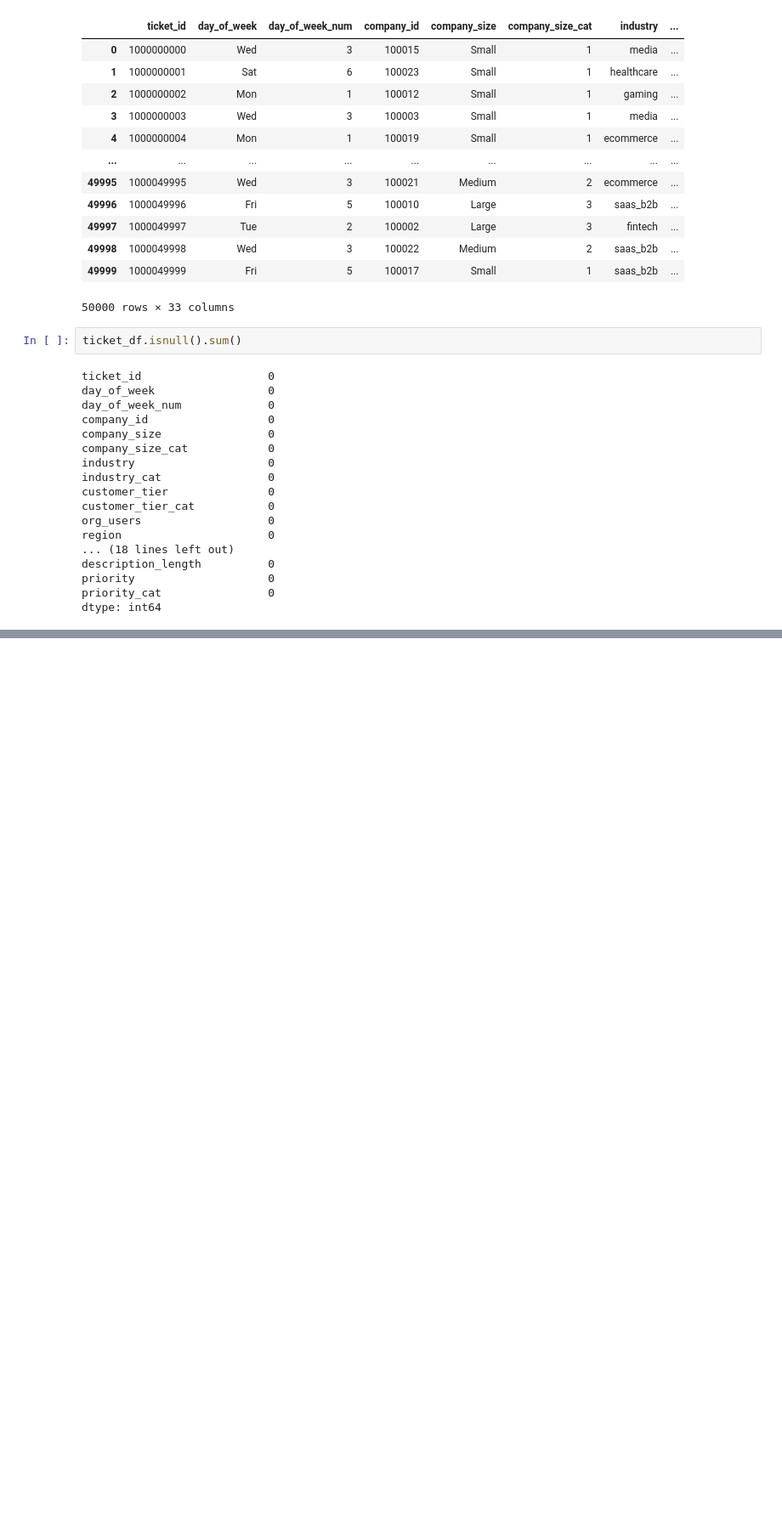
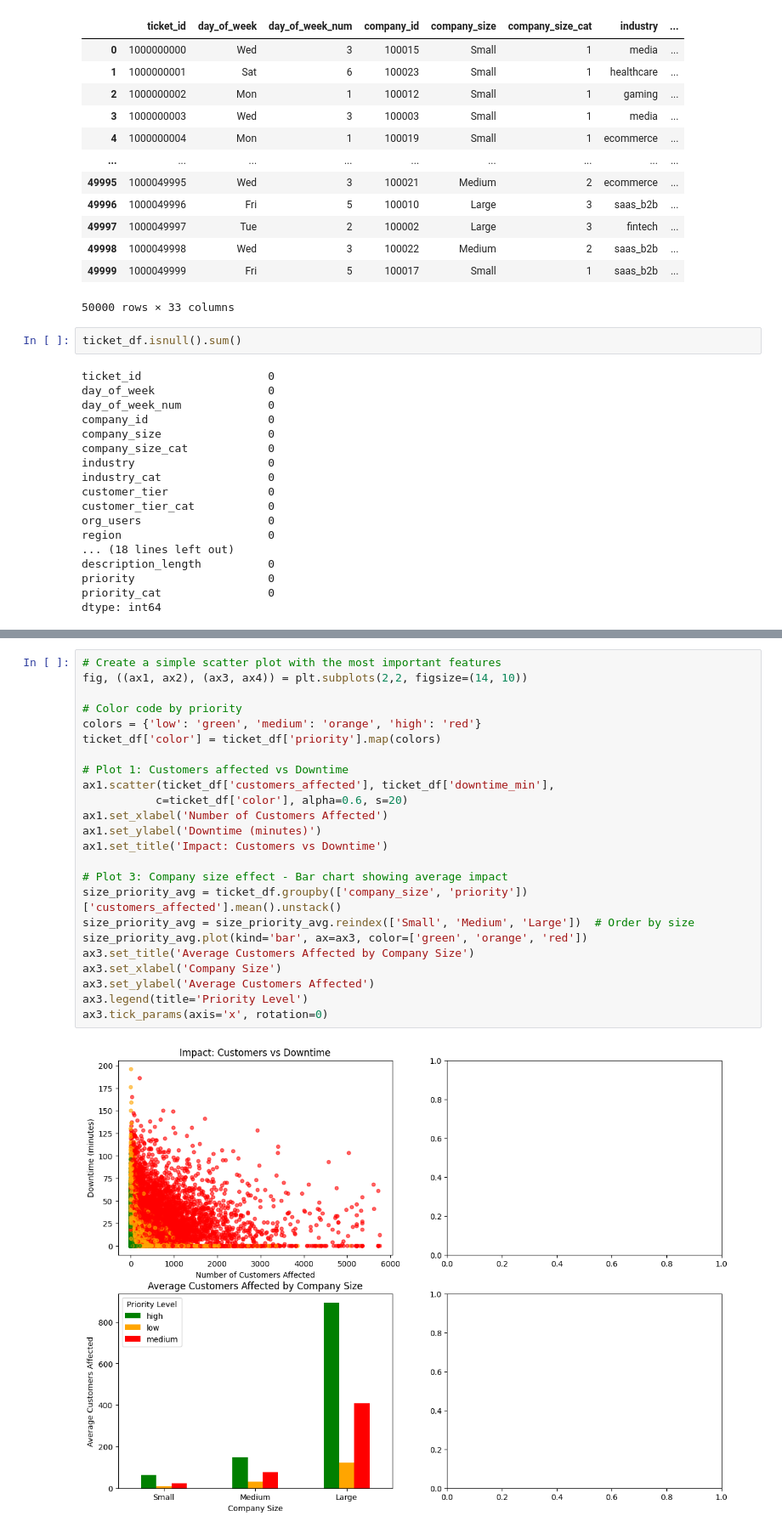
Before and after one commit to ShreeyaTadisina/shreeyatadisina.github.io, a Jupyter notebook: ITCS3162/project2/Priority_ticket.ipynb, the cells around one changed output, grey strips where cells are left out. Shown at 85% size. Saved outputs shown, nothing was run; the diff lists cells and outputs as text; blank space fills up the shorter version.

```diff
--- a/ITCS3162/project2/Priority_ticket.ipynb
+++ b/ITCS3162/project2/Priority_ticket.ipynb
@@ -111,0 +169,26 @@ Confusion Matrix:
+# %%
+# Create a simple scatter plot with the most important features
+fig, ((ax1, ax2), (ax3, ax4)) = plt.subplots(2,2, figsize=(14, 10))
+
+# Color code by priority
+colors = {'low': 'green', 'medium': 'orange', 'high': 'red'}
+ticket_df['color'] = ticket_df['priority'].map(colors)
+
+# Plot 1: Customers affected vs Downtime
+ax1.scatter(ticket_df['customers_affected'], ticket_df['downtime_min'],
+           c=ticket_df['color'], alpha=0.6, s=20)
+ax1.set_xlabel('Number of Customers Affected')
+ax1.set_ylabel('Downtime (minutes)')
+ax1.set_title('Impact: Customers vs Downtime')
+
+# Plot 3: Company size effect - Bar chart showing average impact
+size_priority_avg = ticket_df.groupby(['company_size', 'priority'])['customers_affected'].mean().unstack()
+size_priority_avg = size_priority_avg.reindex(['Small', 'Medium', 'Large'])  # Order by size
+size_priority_avg.plot(kind='bar', ax=ax3, color=['green', 'orange', 'red'])
+ax3.set_title('Average Customers Affected by Company Size')
+ax3.set_xlabel('Company Size')
+ax3.set_ylabel('Average Customers Affected')
+ax3.legend(title='Priority Level')
+ax3.tick_params(axis='x', rotation=0)
+# %% [output]
+[figure, added]
```
Also changed, not shown: parts of 6 cells of this notebook, 1 other file.
